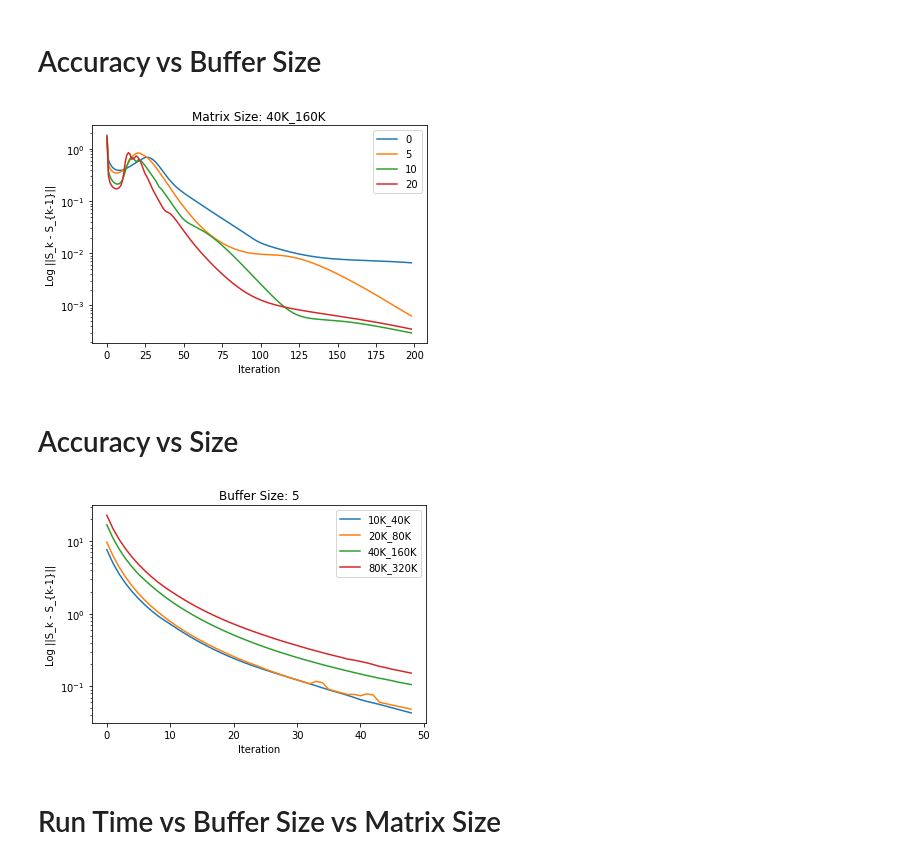
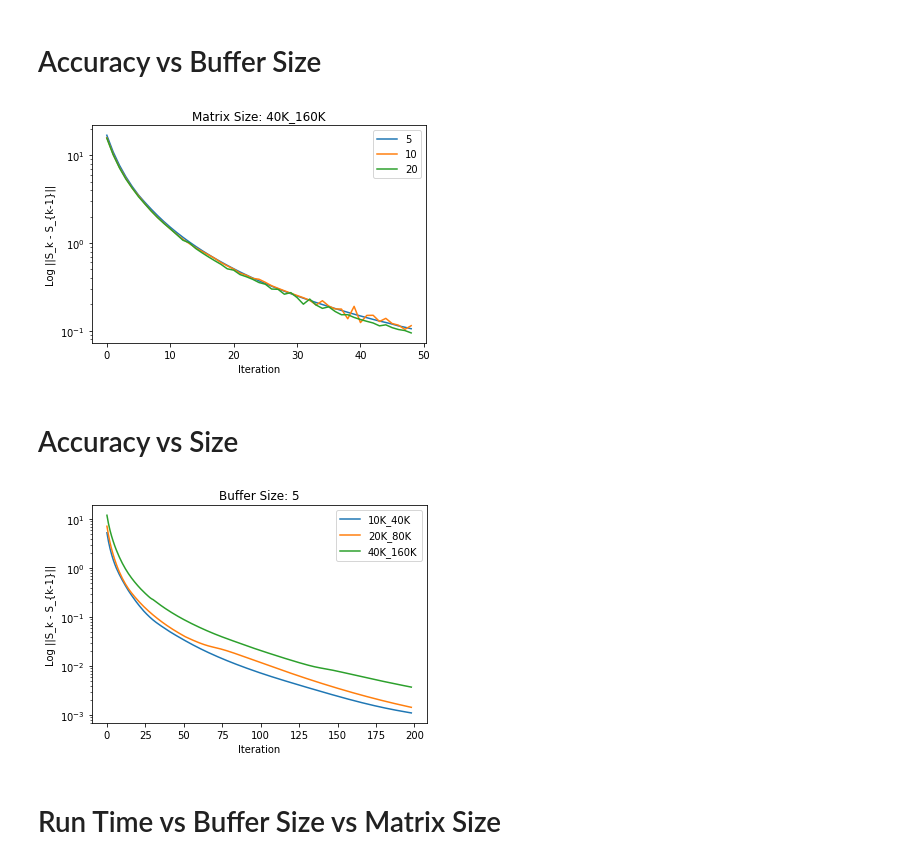
Before and after one commit to TNonet/lmdec_research, a Jupyter notebook: experiments/PowerMethodBenchMarks Jan23-24/Plotting.ipynb, the cells around one changed output. Saved outputs shown, nothing was run; the diff lists cells and outputs as text; code cells hidden in the pictures.

```diff
--- a/experiments/PowerMethodBenchMarks Jan23-24/Plotting.ipynb
+++ b/experiments/PowerMethodBenchMarks Jan23-24/Plotting.ipynb
@@ -36,35 +36,37 @@ def organize_run_data(run):
 # Accuracy vs Buffer Size
 # %%
 matrix_size = '40K_160K'
-experiment = run4
+experiment = run1
 offset = 2
 
 
-for b in buffer_sizes:
+for b in buffer_sizes[1:]:
     key = make_key(matrix_size, k=10, buffer=b)
     run_data = organize_run_data(experiment[key])
     plt.plot(run_data['tol'][offset:], label=b)
 
 plt.xlabel("Iteration")
 plt.ylabel('Log ||S_k - S_{k-1}||')
 plt.yscale('log')
 plt.title("Matrix Size: {}".format(matrix_size))
 plt.legend()
 plt.show()
 # %% [output]
-[figure, old version]
+[figure, new version]
 # %% [markdown]
 # Accuracy vs Size
 # %%
 b = 5
-experiment = run4
+experiment = run3
 offset = 2
 
 for matrix_size in matrix_sizes:
     key = make_key(matrix_size, k=10, buffer=b)
-    run_data = organize_run_data(run1[key])
-    plt.plot(run_data['tol'][offset:], label=matrix_size)
-
+    try:
+        run_data = organize_run_data(experiment[key])
+        plt.plot(run_data['tol'][offset:], label=matrix_size)
+    except Exception:
+        continue
 plt.xlabel("Iteration")
 plt.yscale('log')
 plt.ylabel('Log ||S_k - S_{k-1}||')
@@ -72,7 +74,7 @@ plt.title("Buffer Size: {}".format(b))
 plt.legend()
 plt.show()
 # %% [output]
-[figure, old version]
+[figure, new version]
 # %% [markdown]
 # Run Time vs Buffer Size vs Matrix Size
 # %%
```
Also changed, not shown: 57 other files.
